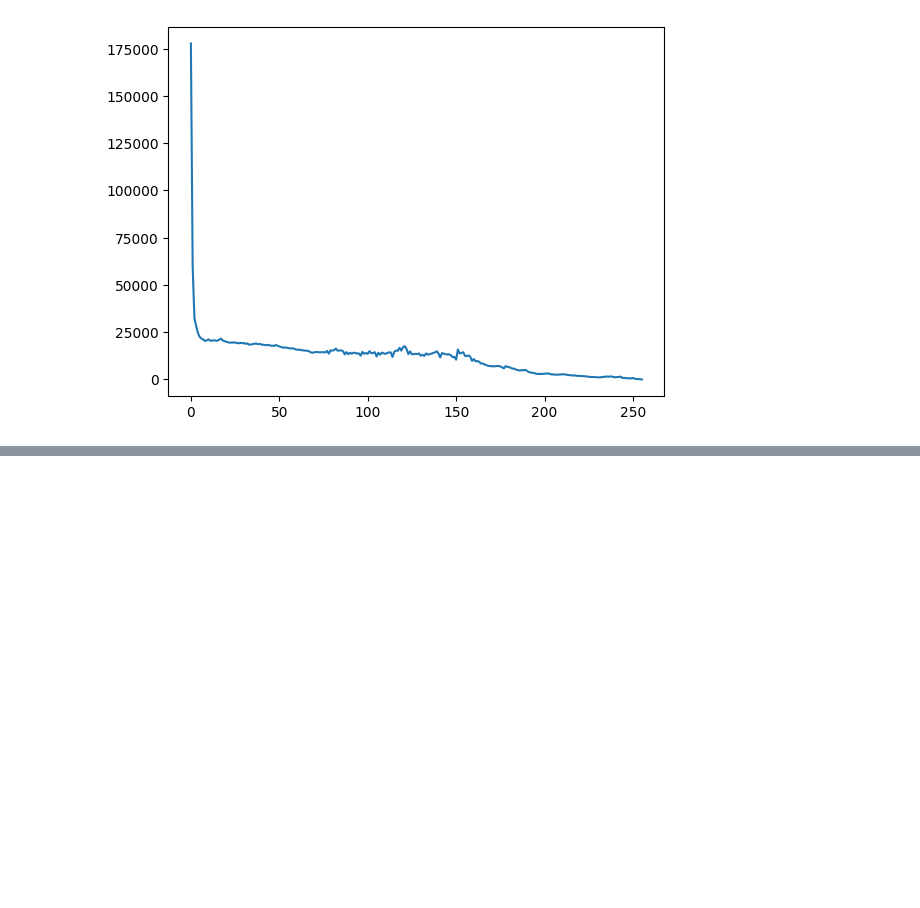
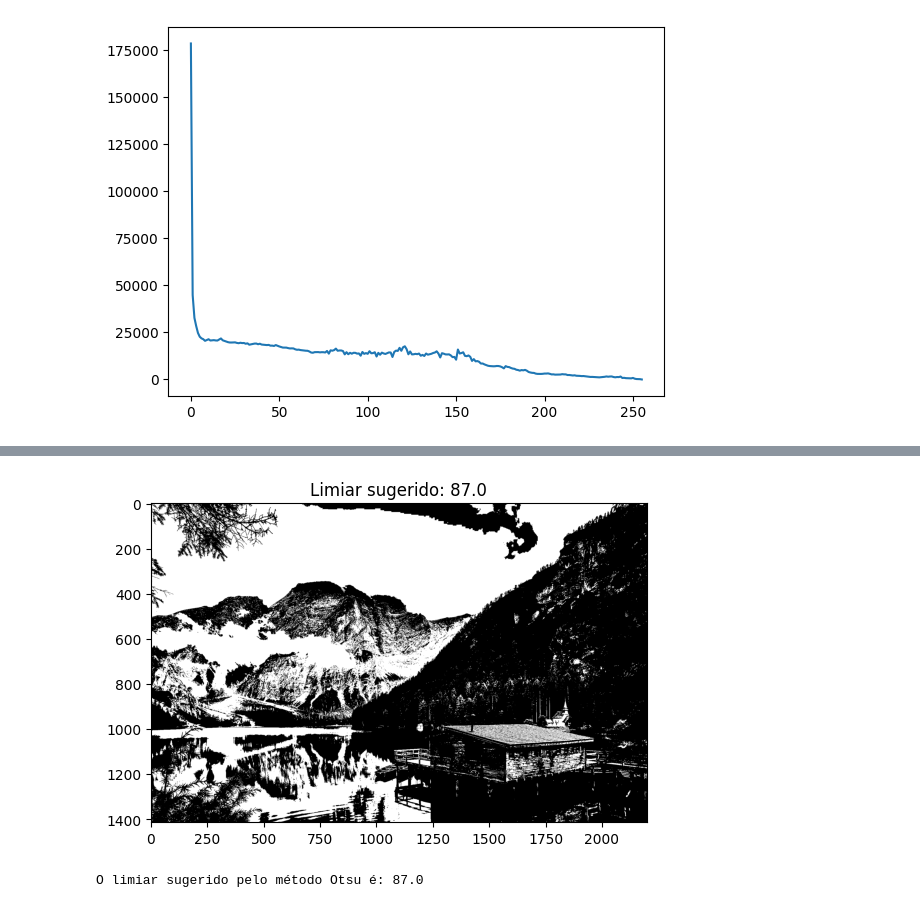
Before and after one commit to castrothais/visao-computacional, a Jupyter notebook: Atividade01_Visao_Computacional.ipynb, the cells around one changed output, grey strips where cells are left out. Saved outputs shown, nothing was run; the diff lists cells and outputs as text; code cells hidden in the pictures; blank space fills up the shorter version.

```diff
--- a/Atividade01_Visao_Computacional.ipynb
+++ b/Atividade01_Visao_Computacional.ipynb
@@ -101,0 +148,16 @@ plt.plot(histograma)
+# %%
+# Transforma a imagem em tons de cinzas
+img_gray = cv2.imread("/content/drive/MyDrive/Sistemas de Informação/2 - Periodo/Visão Computacional/Atividade01/paisagem.jpg", cv2.IMREAD_GRAYSCALE);
+# %%
+limiar, imgotsu = cv2.threshold(img_gray, 0, 255, cv2.THRESH_OTSU)
+
+# Mostrar a imagem binarizada
+plt.imshow(imgotsu, cmap='gray')
+plt.title(f'Limiar sugerido: {limiar}')
+plt.show()
+
+# Imprimir o valor do limiar sugerido
+print(f'O limiar sugerido pelo método Otsu é: {limiar}')
+# %% [output]
+[figure, added]
+O limiar sugerido pelo método Otsu é: 87.0
```
Also changed, not shown: parts of 11 cells of this notebook.
